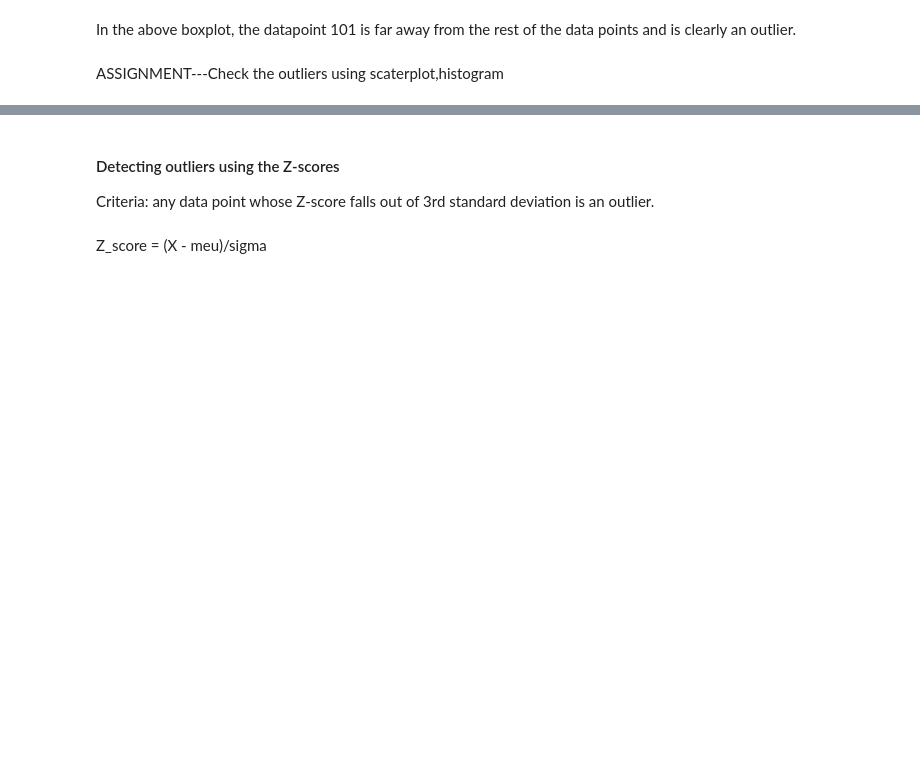
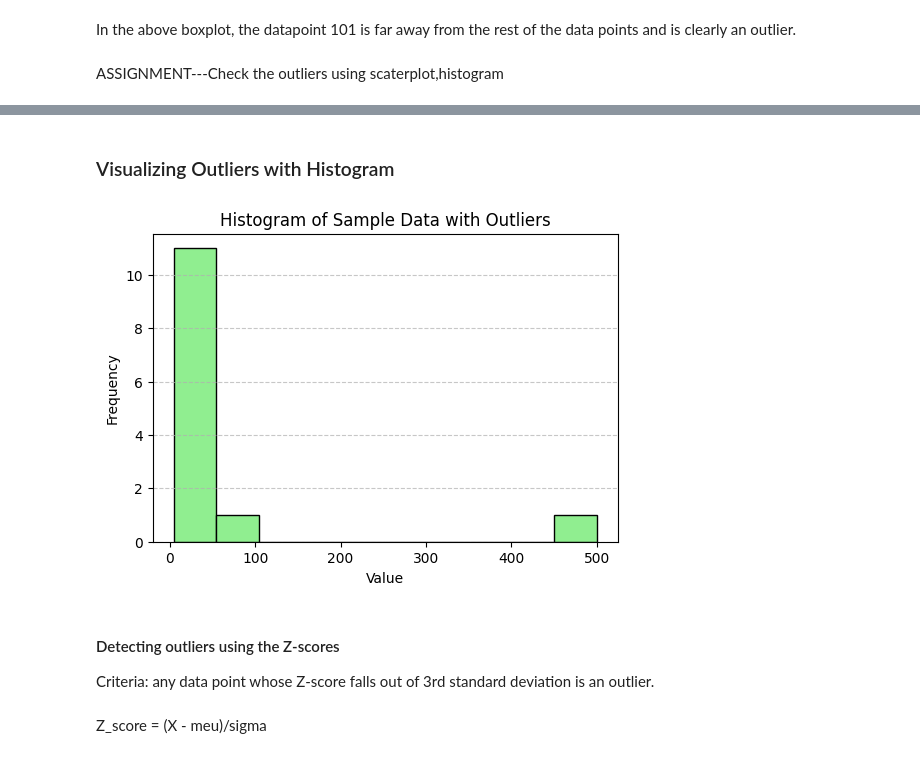
Before and after one commit to prasad2154/NewVision, a Jupyter notebook: Machine_learning/Issues_ML_1_outlier_treatment.ipynb, the cells around one changed output, grey strips where cells are left out. Drawn from its saved outputs; the diff is of its cells as text; code cells hidden in the pictures; blank space fills up the shorter version.

```diff
--- a/Machine_learning/Issues_ML_1_outlier_treatment.ipynb
+++ b/Machine_learning/Issues_ML_1_outlier_treatment.ipynb
@@ -107,3 +122,15 @@ ASSIGNMENT---Check the outliers using scaterplot,histogram
+# %% [markdown]
+### Visualizing Outliers with Histogram
+# %%
+plt.figure(figsize=(6,4))
+plt.hist(sample, bins=10, edgecolor='black', color='lightgreen')
+plt.title('Histogram of Sample Data with Outliers')
+plt.xlabel('Value')
+plt.ylabel('Frequency')
+plt.grid(axis='y', linestyle='--', alpha=0.7)
+plt.show()
+# %% [output]
+[figure, added]
 # %% [markdown]
 #### Detecting outliers using the Z-scores
 
```
Also changed, not shown: parts of 10 cells of this notebook.
